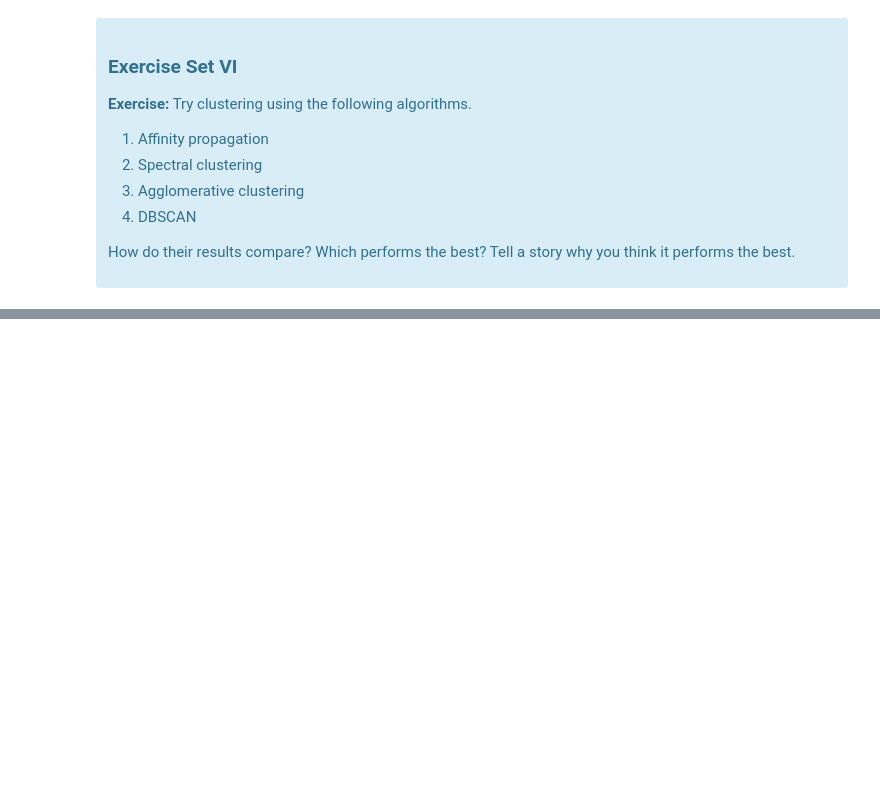
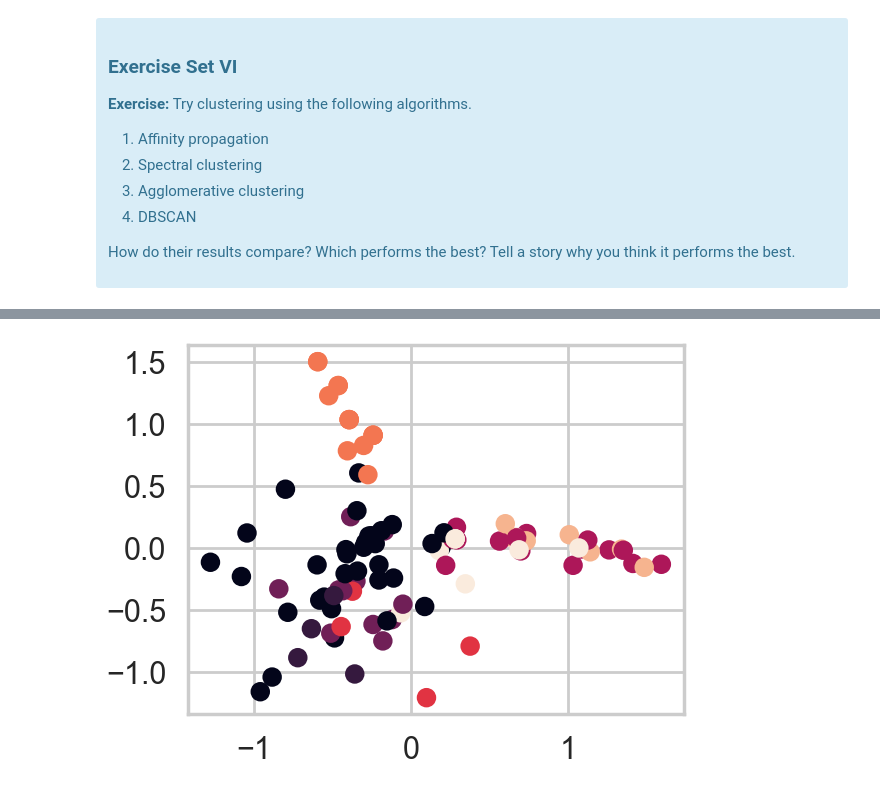
Before and after one commit to xonic64/dsc, a Jupyter notebook: Unit 15 - Unsupervised Learning/15.6 Principal Components Analysis/Clustering Case Study Customer Segmentation/Clustering Case Study - Customer Segmentation with K-Means - Tier 3.ipynb, the cells around one changed output, grey strips where cells are left out. Drawn from its saved outputs; the diff is of its cells as text; code cells hidden in the pictures; blank space fills up the shorter version.

```diff
--- a/Unit 15 - Unsupervised Learning/15.6 Principal Components Analysis/Clustering Case Study Customer Segmentation/Clustering Case Study - Customer Segmentation with K-Means - Tier 3.ipynb
+++ b/Unit 15 - Unsupervised Learning/15.6 Principal Components Analysis/Clustering Case Study Customer Segmentation/Clustering Case Study - Customer Segmentation with K-Means - Tier 3.ipynb
@@ -561,0 +583,23 @@ Source: http://scikit-learn.org/stable/modules/clustering.html
+# %%
+# Create a Spectral clustering model
+from sklearn.cluster import SpectralClustering
+model = SpectralClustering(random_state=10)
+
+# Use it_predict to fit model and obtain cluster labels: labels
+labels = model.fit_predict(x_cols)
+
+# Use PCA to reduce the dimensionality of your clustering data to 2 components
+from sklearn.decomposition import PCA
+pca = PCA(n_components = 2)
+pca_features = pca.fit_transform(x_cols)
+
+# Create a data frame with the following fields: customer name, cluster id the customer belongs to,
+# and the two PCA components (label them `x` and `y`)
+df = pd.DataFrame({"customer_name":pivot_table.index, "cluster_ID":labels, "pca_x":pca_features[:,0], "pca_y":pca_features[:,1]})
+df.head()
+
+# Plot a scatterplot of the `x` vs `y` columns and color-code points differently based on cluster ID
+_ = plt.scatter(df["pca_x"], df["pca_y"], c = labels)
+plt.show()
+# %% [output]
+[figure, added]
```
Also changed, not shown: parts of 6 cells of this notebook, 1 other file.
